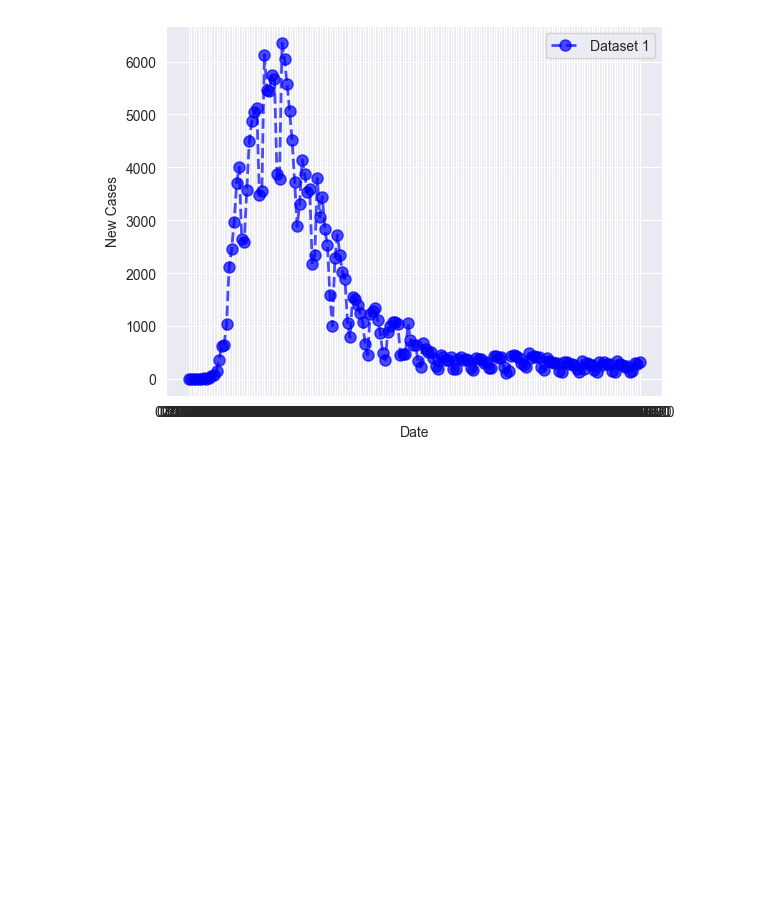
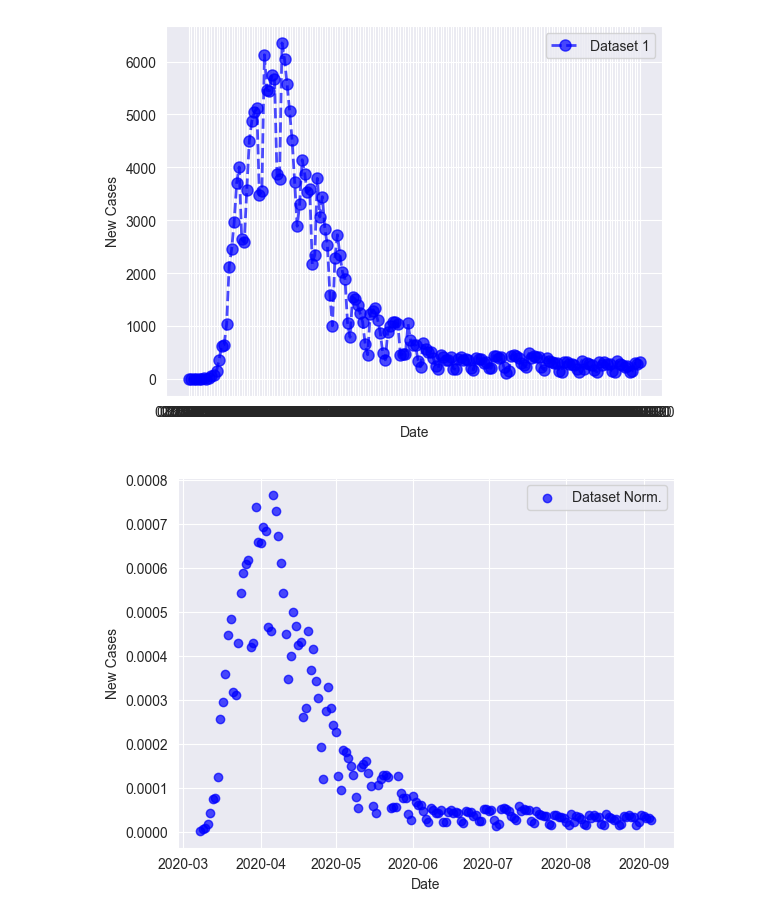
Before and after one commit to OnkarSama/SI-Graphs, a Jupyter notebook: SIRVisualization.ipynb, the cells around one changed output. Cells and saved outputs as stored; diff of their text form; code cells hidden in the pictures; blank space fills up the shorter version.

```diff
--- a/SIRVisualization.ipynb
+++ b/SIRVisualization.ipynb
@@ -289,3 +313,11 @@ def date_range_selector(df, start_date, end_date, date_col):
+# %%
+def normalize_df(df, cases_col, population_size):
+
+    temp = df.copy()
+
+    temp[cases_col] = temp[cases_col] / population_size
+
+    return temp
 # %%
 date_col = "date_of_interest"
 cases_col = "CASE_COUNT"
@@ -297,3 +329,19 @@ df_date= date_range_selector(df1,start_date,end_date,date_col)
+# %%
+df_date_norm = normalize_df(df_date, cases_col, population_size=8300000)
+# %%
+date_norm = df_date_norm[date_col]
+new_cases_norm = df_date_norm[cases_col]
+# Plot the first scatter plot
+plt.scatter(date_norm, new_cases_norm, color='blue', label='Dataset Norm.', alpha=0.7)
+
+plt.xlabel('Date')
+plt.ylabel('New Cases')
+
+plt.legend()
+
+plt.show()
+# %% [output]
+[figure, added]
 # %%
 date = df_date[date_col]
 new_cases = df_date[cases_col]
```
Also changed, not shown: parts of 32 cells of this notebook.
